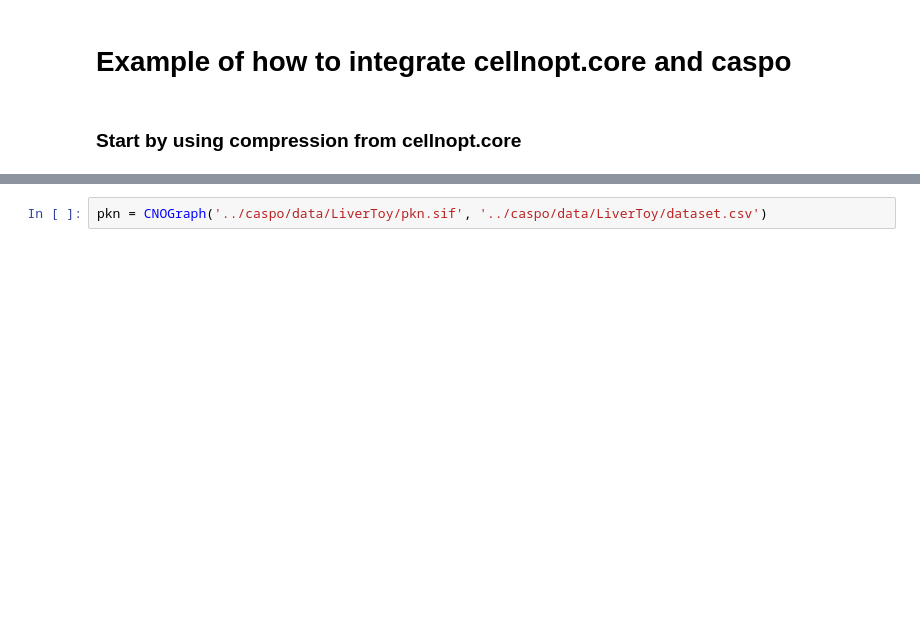
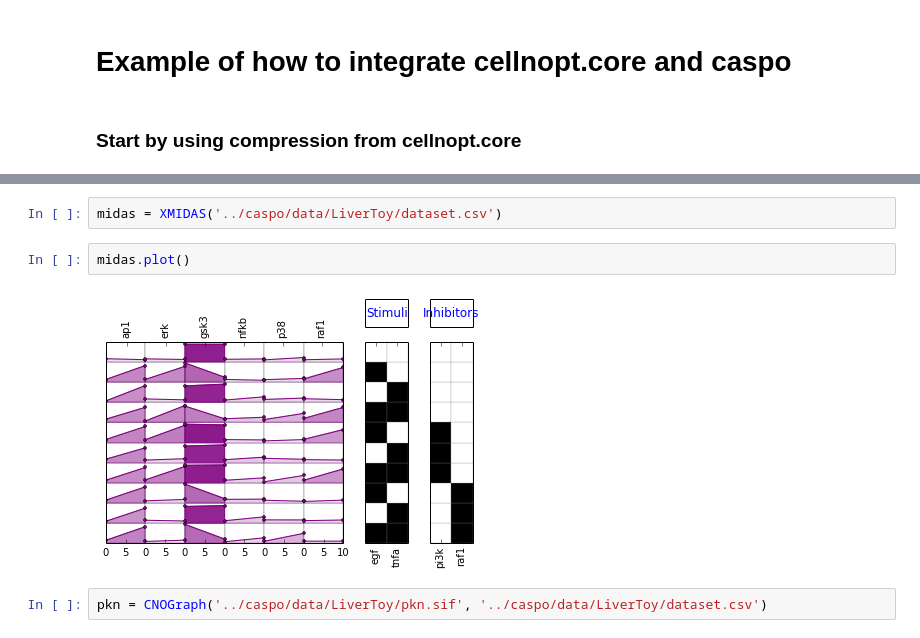
Before and after one commit to bioasp/caspo, a Jupyter notebook: notebook/cellnopt.caspo.ipynb, the cells around one changed output, grey strips where cells are left out. Drawn from its saved outputs; the diff is of its cells as text; blank space fills up the shorter version.

```diff
--- a/notebook/cellnopt.caspo.ipynb
+++ b/notebook/cellnopt.caspo.ipynb
@@ -9,2 +11,8 @@ Couldn't import dot_parser, loading of dot files will not be possible.
+# %%
+midas = XMIDAS('../caspo/data/LiverToy/dataset.csv')
+# %%
+midas.plot()
+# %% [output]
+[figure, added]
 # %%
 pkn = CNOGraph('../caspo/data/LiverToy/pkn.sif', '../caspo/data/LiverToy/dataset.csv')
```
Also changed, not shown: parts of 37 cells of this notebook, 3 other files.
